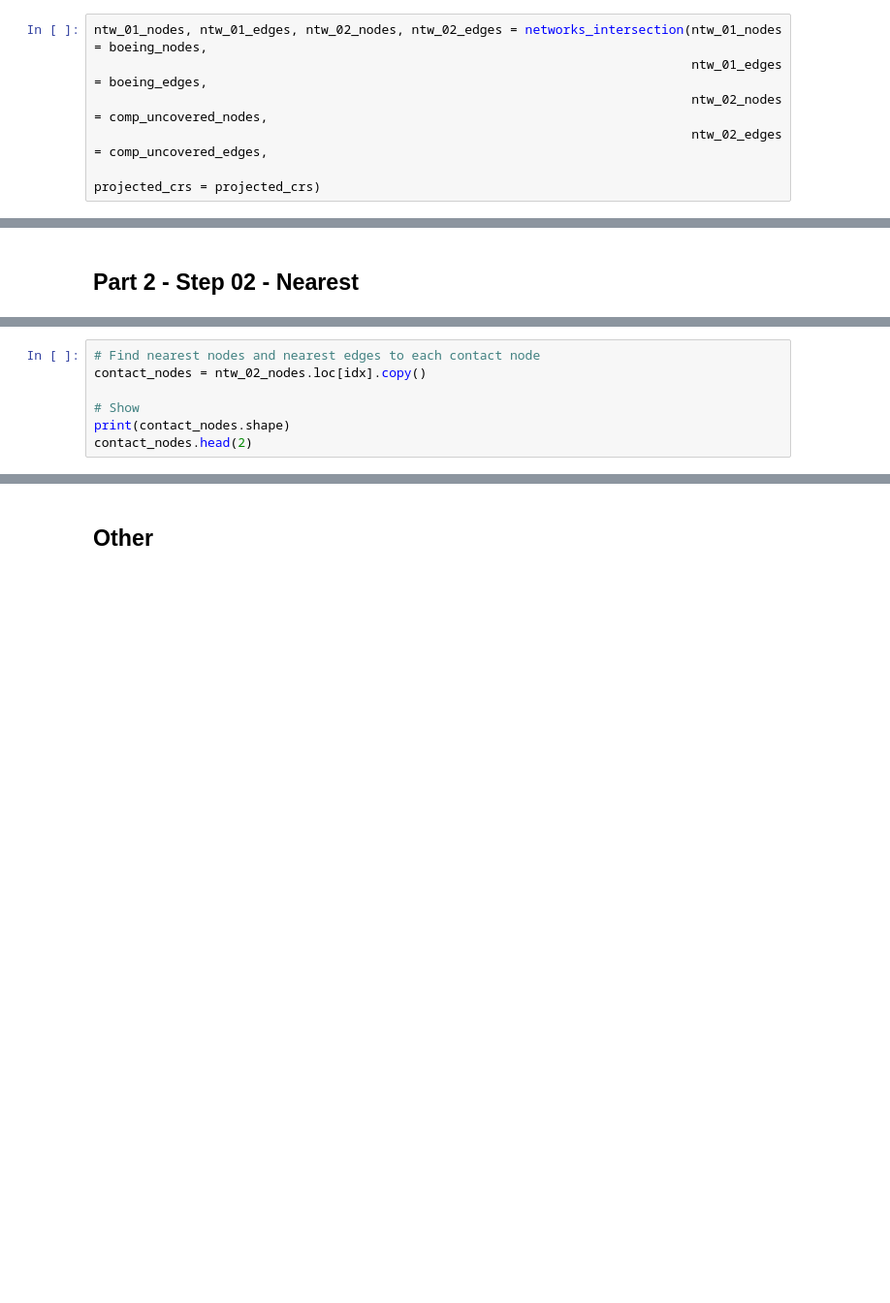
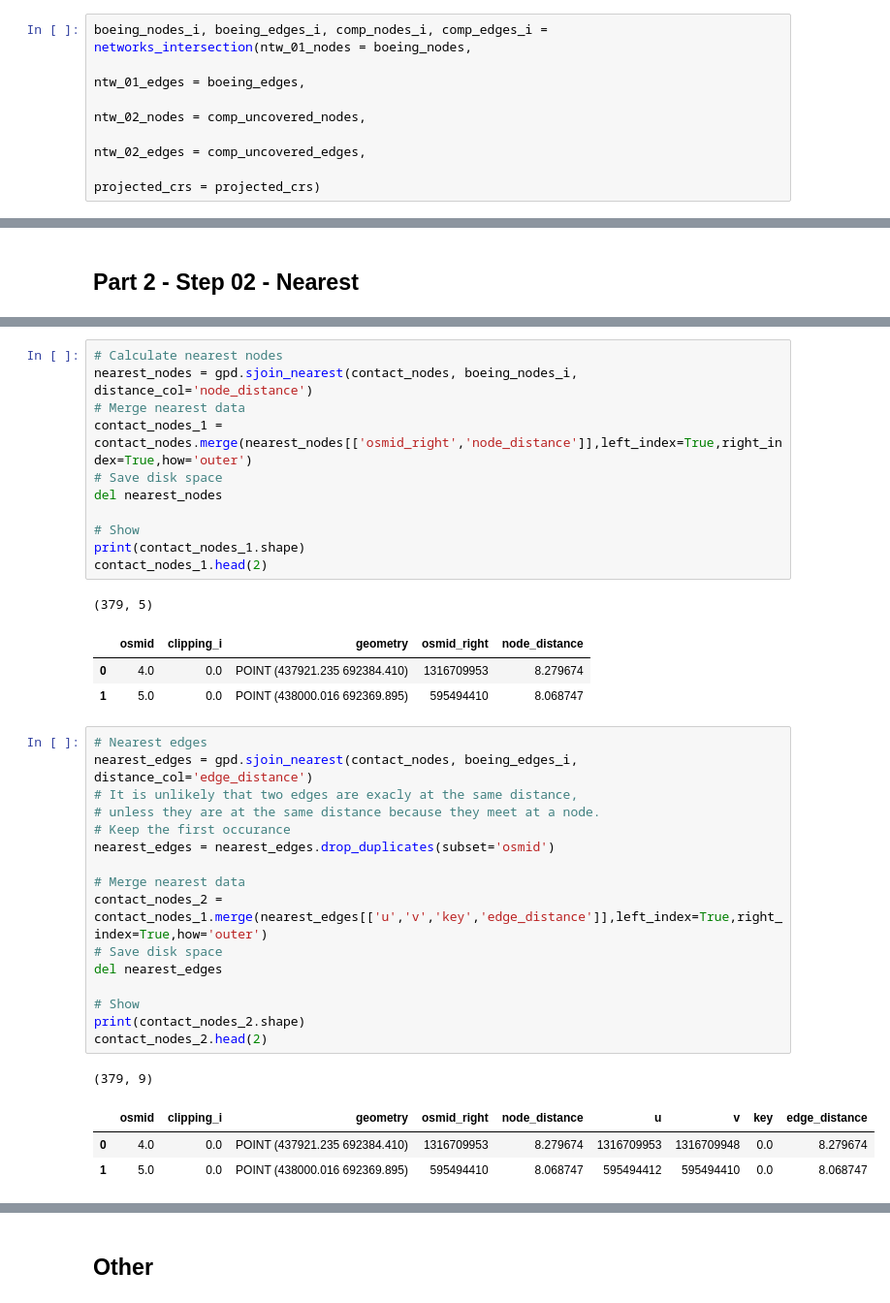
Before and after one commit to Observatorio-Ciudades/accesibilidad-urbana, a Jupyter notebook: notebooks/projects/volvo/09_tessellations_boeing_ntw_join_pt2.ipynb, the cells around one changed output, grey strips where cells are left out. Shown at 97% size. Cells and saved outputs as stored; diff of their text form; blank space fills up the shorter version.

```diff
--- a/notebooks/projects/volvo/09_tessellations_boeing_ntw_join_pt2.ipynb
+++ b/notebooks/projects/volvo/09_tessellations_boeing_ntw_join_pt2.ipynb
@@ -1072,11 +1098,11 @@ def networks_intersection(ntw_01_nodes, ntw_01_edges, ntw_02_nodes, ntw_02_edges
     # After iterating over both networks, return result
     return ntw_01_nodes, ntw_01_edges, ntw_02_nodes, ntw_02_edges
 # %%
-ntw_01_nodes, ntw_01_edges, ntw_02_nodes, ntw_02_edges = networks_intersection(ntw_01_nodes = boeing_nodes,
-                                                                               ntw_01_edges = boeing_edges,
-                                                                               ntw_02_nodes = comp_uncovered_nodes,
-                                                                               ntw_02_edges = comp_uncovered_edges,
-                                                                               projected_crs = projected_crs)
+boeing_nodes_i, boeing_edges_i, comp_nodes_i, comp_edges_i = networks_intersection(ntw_01_nodes = boeing_nodes,
+                                                                                   ntw_01_edges = boeing_edges,
+                                                                                   ntw_02_nodes = comp_uncovered_nodes,
+                                                                                   ntw_02_edges = comp_uncovered_edges,
+                                                                                   projected_crs = projected_crs)
 # %% [output]
 Intersected networks and created intersecting_nodes.
 Set unique osmids to all intersecting_nodes.
@@ -1155,7 +1162,0 @@ ntw_02_nodes.head(2)
-# %%
-# Find nearest nodes and nearest edges to each contact node
-contact_nodes = ntw_02_nodes.loc[idx].copy()
-
-# Show
-print(contact_nodes.shape)
-contact_nodes.head(2)
@@ -1316,0 +1174,37 @@ for idx, node in connecting_node.iterrows():
+# %%
+# Calculate nearest nodes
+nearest_nodes = gpd.sjoin_nearest(contact_nodes, boeing_nodes_i, distance_col='node_distance')
+# Merge nearest data
+contact_nodes_1 = contact_nodes.merge(nearest_nodes[['osmid_right','node_distance']],left_index=True,right_index=True,how='outer')
+# Save disk space
+del nearest_nodes
+
+# Show
+print(contact_nodes_1.shape)
+contact_nodes_1.head(2)
+# %% [output]
+(379, 5)
+|  | osmid | clipping_i | geometry | osmid_right | node_distance |
+| 0 | 4.0 | 0.0 | POINT (437921.235 692384.410) | 1316709953 | 8.279674 |
+| 1 | 5.0 | 0.0 | POINT (438000.016 692369.895) | 595494410 | 8.068747 |
+# %%
+# Nearest edges
+nearest_edges = gpd.sjoin_nearest(contact_nodes, boeing_edges_i, distance_col='edge_distance')
+# It is unlikely that two edges are exacly at the same distance,
+# unless they are at the same distance because they meet at a node.
+# Keep the first occurance
+nearest_edges = nearest_edges.drop_duplicates(subset='osmid')
+
+# Merge nearest data
+contact_nodes_2 = contact_nodes_1.merge(nearest_edges[['u','v','key','edge_distance']],left_index=True,right_index=True,how='outer')
+# Save disk space
+del nearest_edges
+
+# Show
+print(contact_nodes_2.shape)
+contact_nodes_2.head(2)
+# %% [output]
+(379, 9)
+|  | osmid | clipping_i | geometry | osmid_right | node_distance | u | v | key | edge_distance |
+| 0 | 4.0 | 0.0 | POINT (437921.235 692384.410) | 1316709953 | 8.279674 | 1316709953 | 1316709948 | 0.0 | 8.279674 |
+| 1 | 5.0 | 0.0 | POINT (438000.016 692369.895) | 595494410 | 8.068747 | 595494412 | 595494410 | 0.0 | 8.068747 |
```
Also changed, not shown: parts of 23 cells of this notebook.
